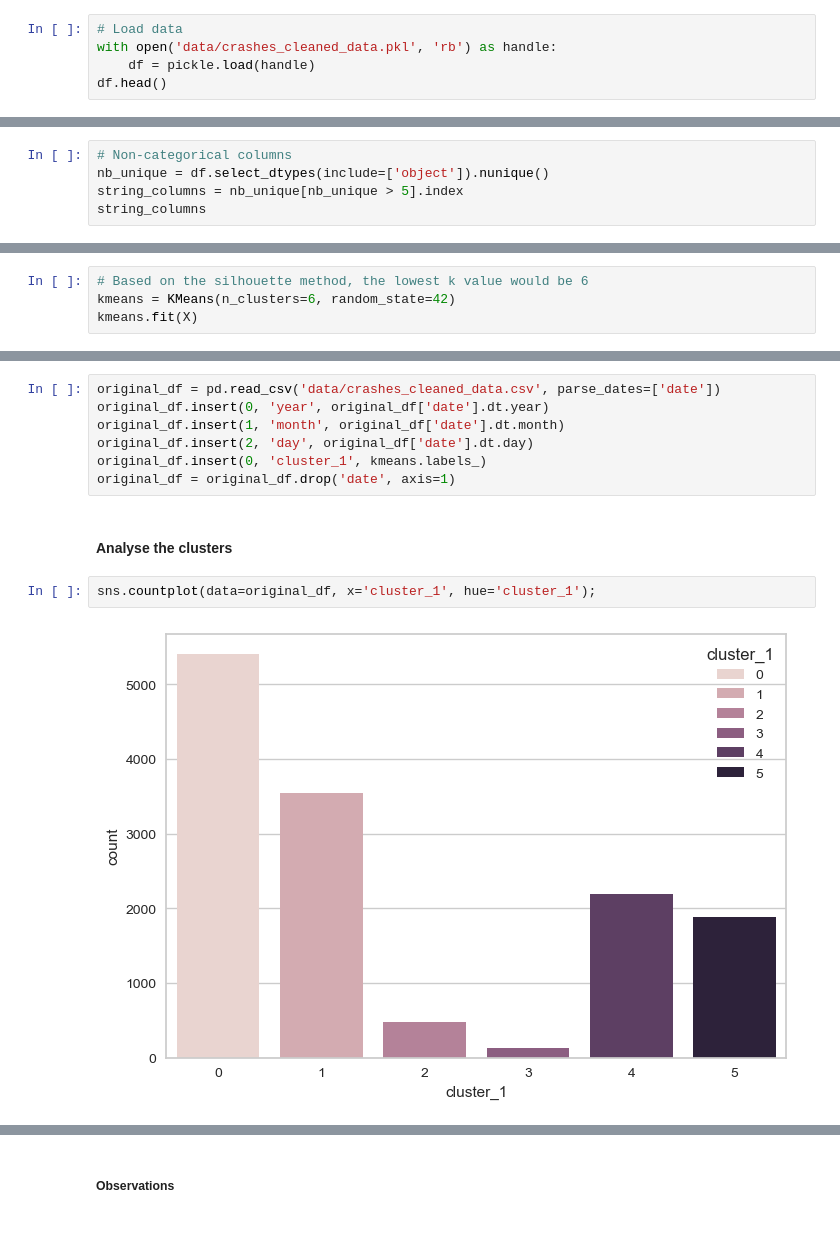
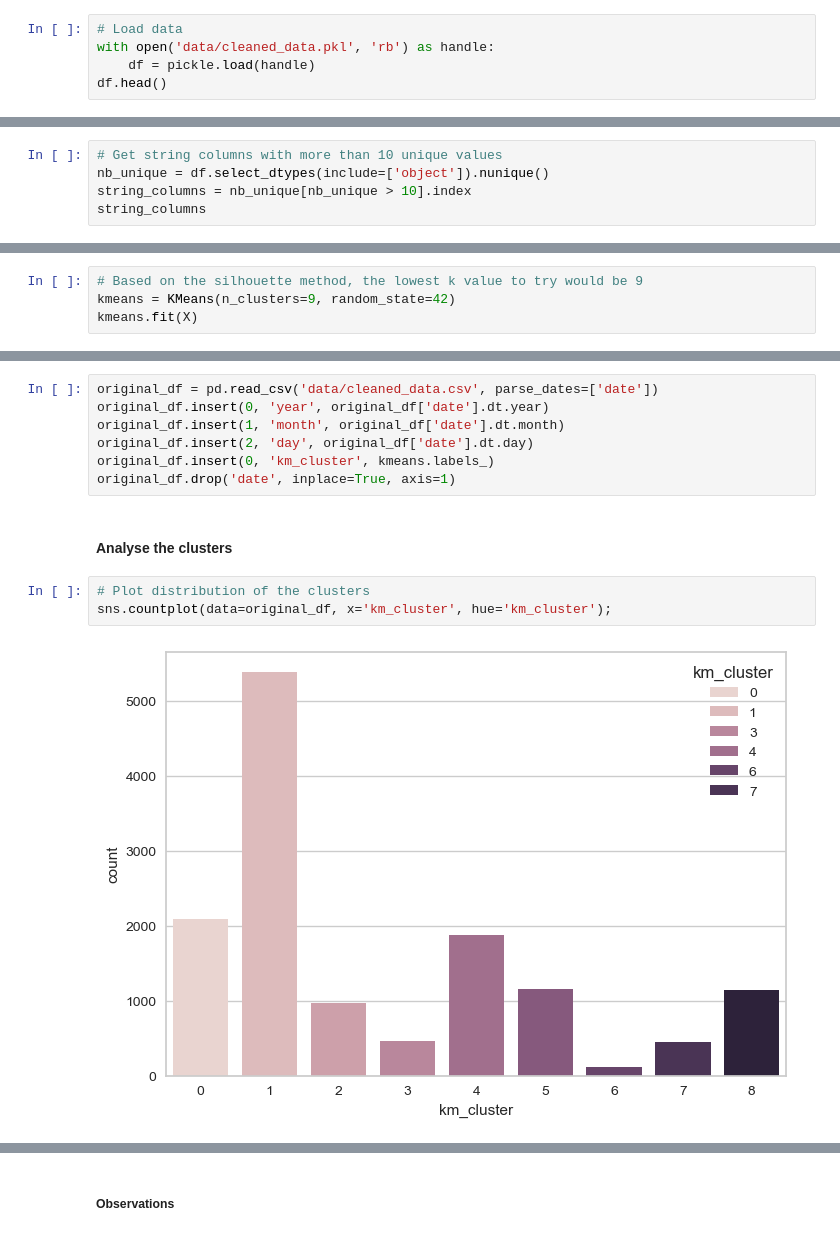
Before and after one commit to nadpierre/aircraft-crashes-clustering-project, a Jupyter notebook: data_modeling.ipynb, the cells around one changed output, grey strips where cells are left out. Saved outputs shown, nothing was run; the diff lists cells and outputs as text.

```diff
--- a/data_modeling.ipynb
+++ b/data_modeling.ipynb
@@ -19,7 +21,7 @@ from sklearn.preprocessing import OneHotEncoder, OrdinalEncoder
 from yellowbrick.cluster import KElbowVisualizer
 # %%
 # Load data
-with open('data/crashes_cleaned_data.pkl', 'rb') as handle:
+with open('data/cleaned_data.pkl', 'rb') as handle:
 	df = pickle.load(handle)
 df.head()
 # %% [output]
@@ -47,8 +49,8 @@ df.head()
 # %% [markdown]
 ### Reduce cardinality of string values
 # %%
-# Non-categorical columns
+# Get string columns with more than 10 unique values
 nb_unique = df.select_dtypes(include=['object']).nunique()
-string_columns = nb_unique[nb_unique > 5].index
+string_columns = nb_unique[nb_unique > 10].index
 string_columns
 # %% [output]
@@ -152,5 +144,5 @@ dtype: float64
 # %%
-# Based on the silhouette method, the lowest k value would be 6
-kmeans = KMeans(n_clusters=6, random_state=42)
+# Based on the silhouette method, the lowest k value to try would be 9
+kmeans = KMeans(n_clusters=9, random_state=42)
 kmeans.fit(X)
 # %% [output]
@@ -158,14 +150,15 @@ KMeans(n_clusters=6, random_state=42)
 # %%
-original_df = pd.read_csv('data/crashes_cleaned_data.csv', parse_dates=['date'])
+original_df = pd.read_csv('data/cleaned_data.csv', parse_dates=['date'])
 original_df.insert(0, 'year', original_df['date'].dt.year)
 original_df.insert(1, 'month', original_df['date'].dt.month)
 original_df.insert(2, 'day', original_df['date'].dt.day)
-original_df.insert(0, 'cluster_1', kmeans.labels_)
-original_df = original_df.drop('date', axis=1)
+original_df.insert(0, 'km_cluster', kmeans.labels_)
+original_df.drop('date', inplace=True, axis=1)
 # %% [markdown]
 #### Analyse the clusters
 # %%
-sns.countplot(data=original_df, x='cluster_1', hue='cluster_1');
+# Plot distribution of the clusters
+sns.countplot(data=original_df, x='km_cluster', hue='km_cluster');
 # %% [output]
-[figure, old version]
+[figure, new version]
 # %%
```
Also changed, not shown: parts of 61 cells of this notebook, 8 other files.
